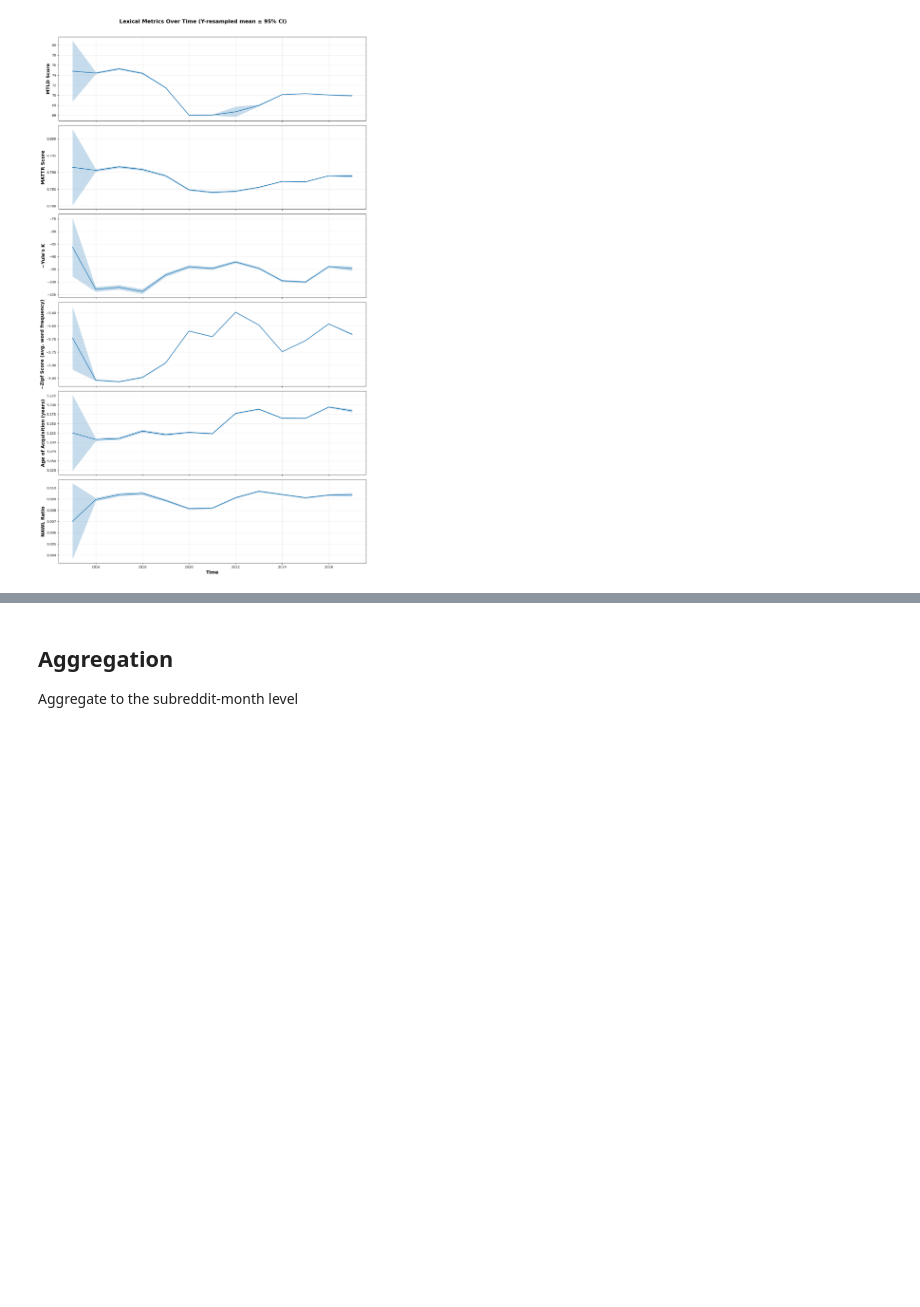
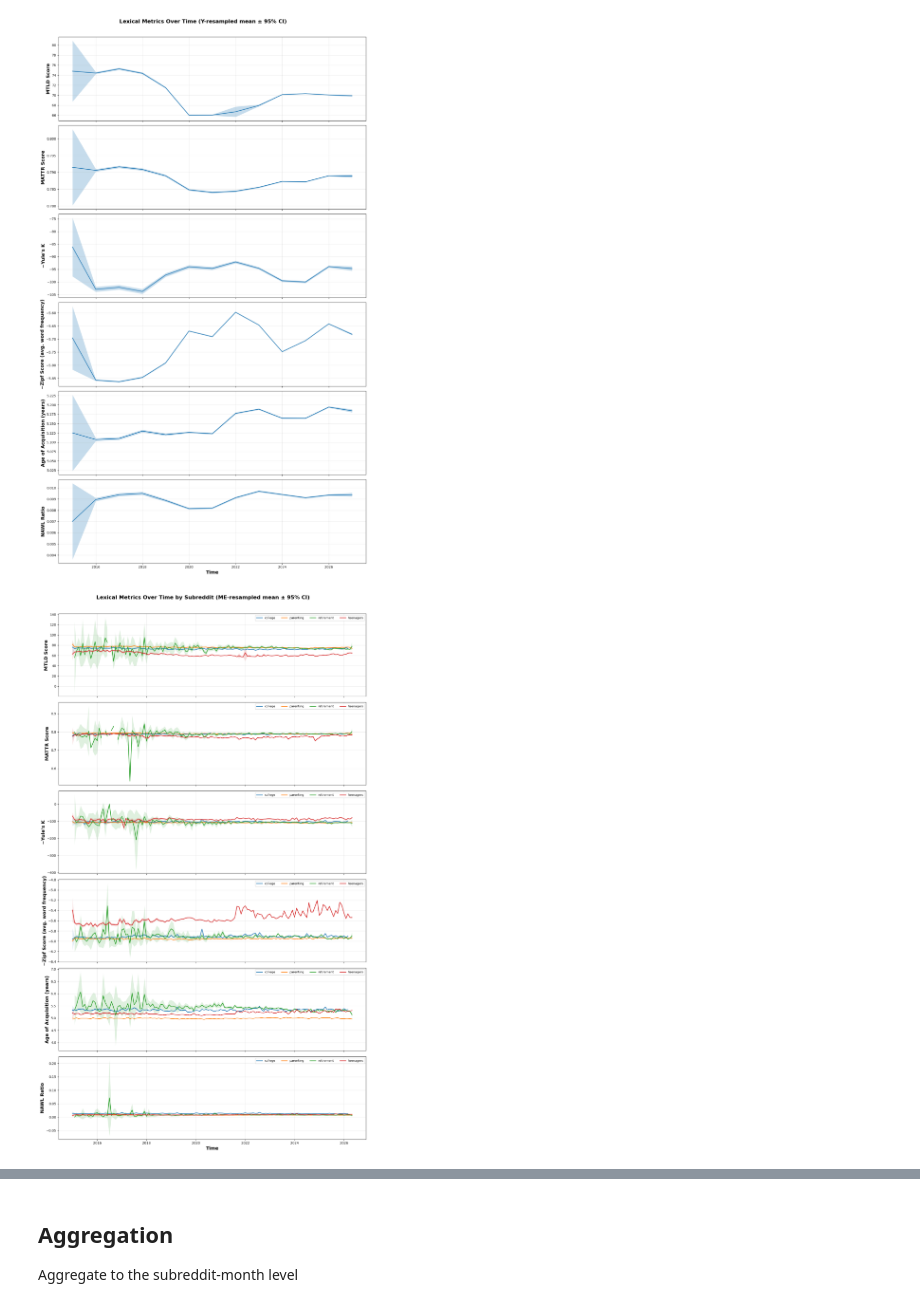
Before and after one commit to nickvick04/ORFE-Thesis, a Jupyter notebook: src/arcticshift_trend.ipynb, the cells around one changed output, grey strips where cells are left out. Drawn from its saved outputs; the diff is of its cells as text; code cells hidden in the pictures; blank space fills up the shorter version.

```diff
--- a/src/arcticshift_trend.ipynb
+++ b/src/arcticshift_trend.ipynb
@@ -79,3 +79,7 @@ plot_lexical_metrics(df, resample_freq='ME', agg='mean')
 plot_lexical_metrics(df, resample_freq='Y', agg='mean')
 # %% [output]
 [figure]
+# %%
+plot_lexical_metrics_by_subreddit(df, resample_freq='ME', agg='mean')
+# %% [output]
+[figure, added]
```
Also changed, not shown: parts of 2 cells of this notebook.
